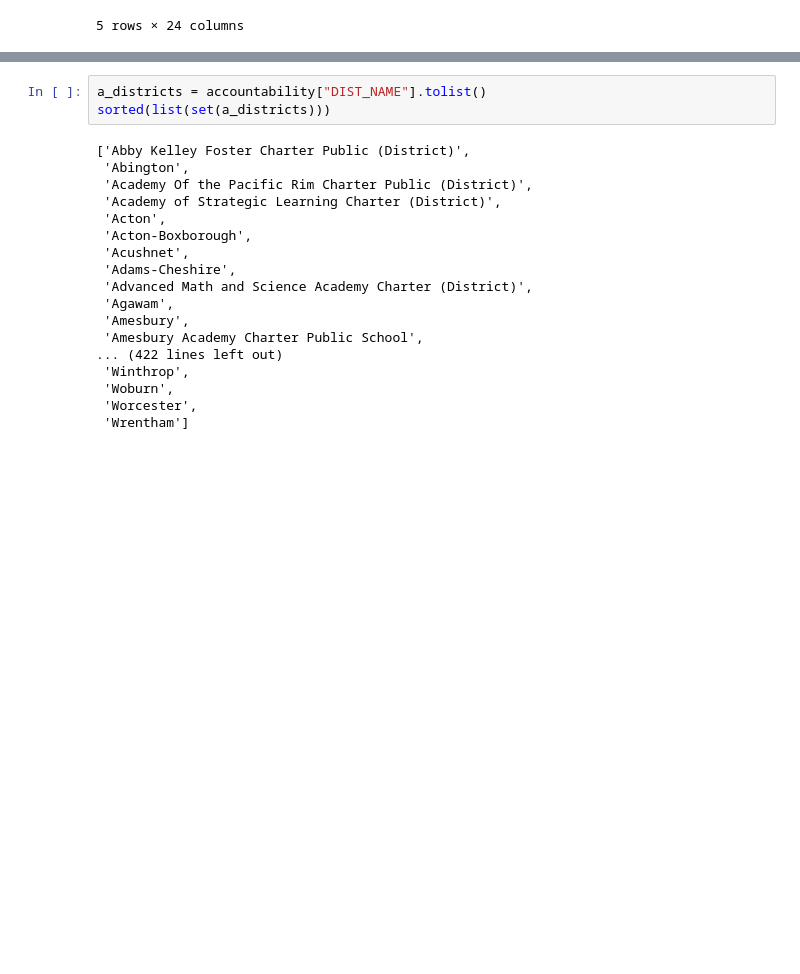
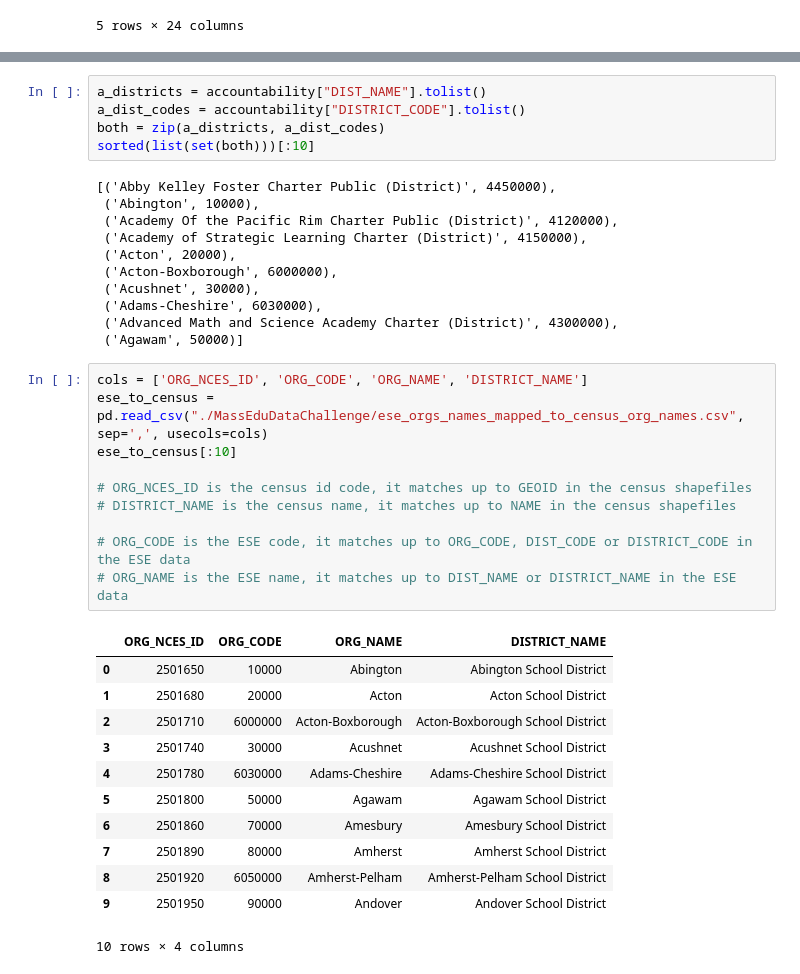
Before and after one commit to ohnorobo/massedu, a Jupyter notebook: massedu.ipynb, the cells around one changed output, grey strips where cells are left out. Saved outputs shown, nothing was run; the diff lists cells and outputs as text; blank space fills up the shorter version.

```diff
--- a/massedu.ipynb
+++ b/massedu.ipynb
@@ -102,21 +107,39 @@ accountability
 # %%
 a_districts = accountability["DIST_NAME"].tolist()
-sorted(list(set(a_districts)))
+a_dist_codes = accountability["DISTRICT_CODE"].tolist()
+both = zip(a_districts, a_dist_codes)
+sorted(list(set(both)))[:10]
 # %% [output]
-['Abby Kelley Foster Charter Public (District)',
- 'Abington',
- 'Academy Of the Pacific Rim Charter Public (District)',
- 'Academy of Strategic Learning Charter (District)',
- 'Acton',
- 'Acton-Boxborough',
- 'Acushnet',
- 'Adams-Cheshire',
- 'Advanced Math and Science Academy Charter (District)',
- 'Agawam',
- 'Amesbury',
- 'Amesbury Academy Charter Public School',
-... (422 lines left out)
- 'Winthrop',
- 'Woburn',
- 'Worcester',
- 'Wrentham']
+[('Abby Kelley Foster Charter Public (District)', 4450000),
+ ('Abington', 10000),
+ ('Academy Of the Pacific Rim Charter Public (District)', 4120000),
+ ('Academy of Strategic Learning Charter (District)', 4150000),
+ ('Acton', 20000),
+ ('Acton-Boxborough', 6000000),
+ ('Acushnet', 30000),
+ ('Adams-Cheshire', 6030000),
+ ('Advanced Math and Science Academy Charter (District)', 4300000),
+ ('Agawam', 50000)]
+# %%
+cols = ['ORG_NCES_ID', 'ORG_CODE', 'ORG_NAME', 'DISTRICT_NAME']
+ese_to_census = pd.read_csv("./MassEduDataChallenge/ese_orgs_names_mapped_to_census_org_names.csv", sep=',', usecols=cols)
+ese_to_census[:10]
+
+# ORG_NCES_ID is the census id code, it matches up to GEOID in the census shapefiles
+# DISTRICT_NAME is the census name, it matches up to NAME in the census shapefiles
+
+# ORG_CODE is the ESE code, it matches up to ORG_CODE, DIST_CODE or DISTRICT_CODE in the ESE data
+# ORG_NAME is the ESE name, it matches up to DIST_NAME or DISTRICT_NAME in the ESE data
+# %% [output]
+|  | ORG_NCES_ID | ORG_CODE | ORG_NAME | DISTRICT_NAME |
+| 0 | 2501650 | 10000 | Abington | Abington School District |
+| 1 | 2501680 | 20000 | Acton | Acton School District |
+| 2 | 2501710 | 6000000 | Acton-Boxborough | Acton-Boxborough School District |
+| 3 | 2501740 | 30000 | Acushnet | Acushnet School District |
+| 4 | 2501780 | 6030000 | Adams-Cheshire | Adams-Cheshire School District |
+| 5 | 2501800 | 50000 | Agawam | Agawam School District |
+| 6 | 2501860 | 70000 | Amesbury | Amesbury School District |
+| 7 | 2501890 | 80000 | Amherst | Amherst School District |
+| 8 | 2501920 | 6050000 | Amherst-Pelham | Amherst-Pelham School District |
+| 9 | 2501950 | 90000 | Andover | Andover School District |
+10 rows × 4 columns
```
Also changed, not shown: parts of 13 cells of this notebook, 2 other files.
